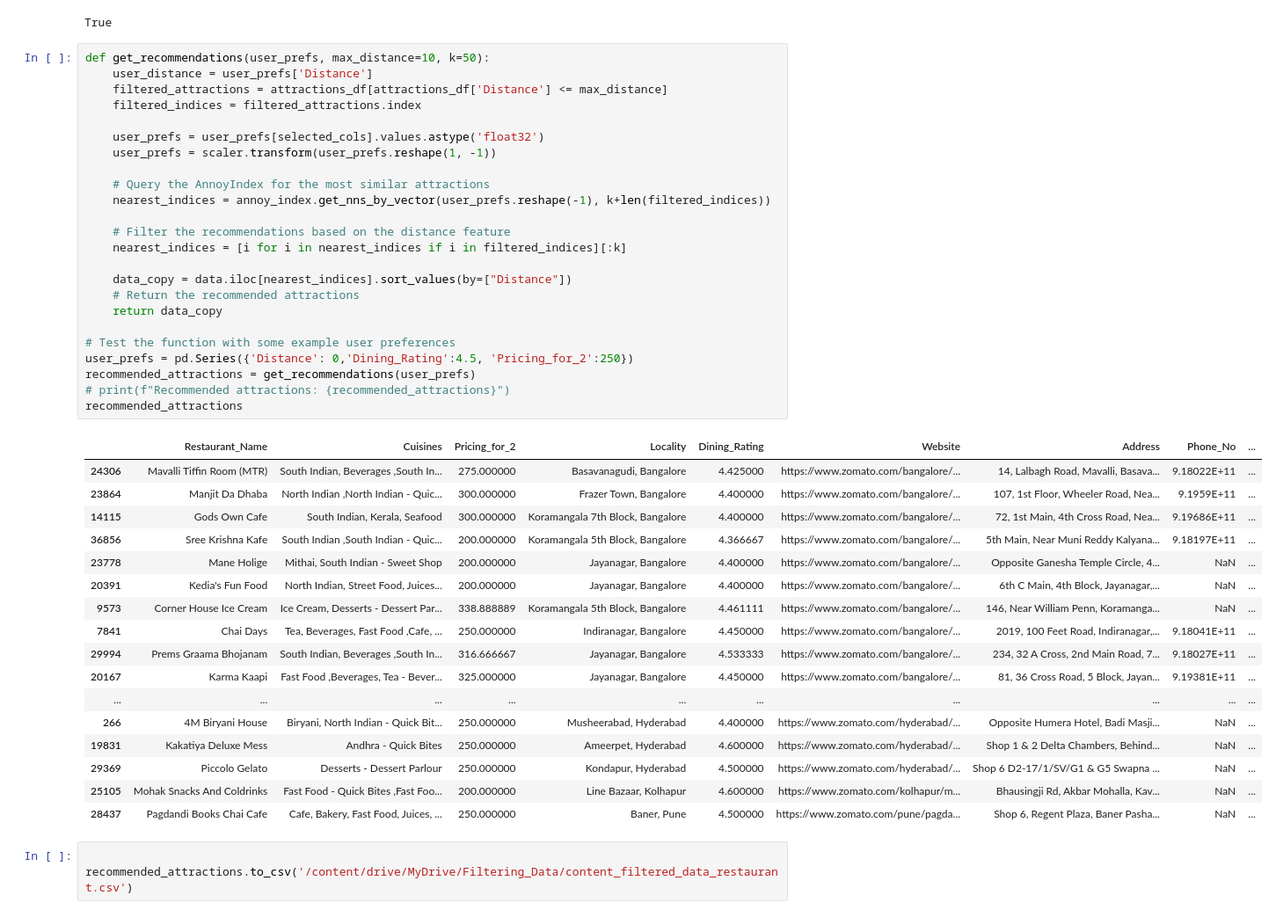
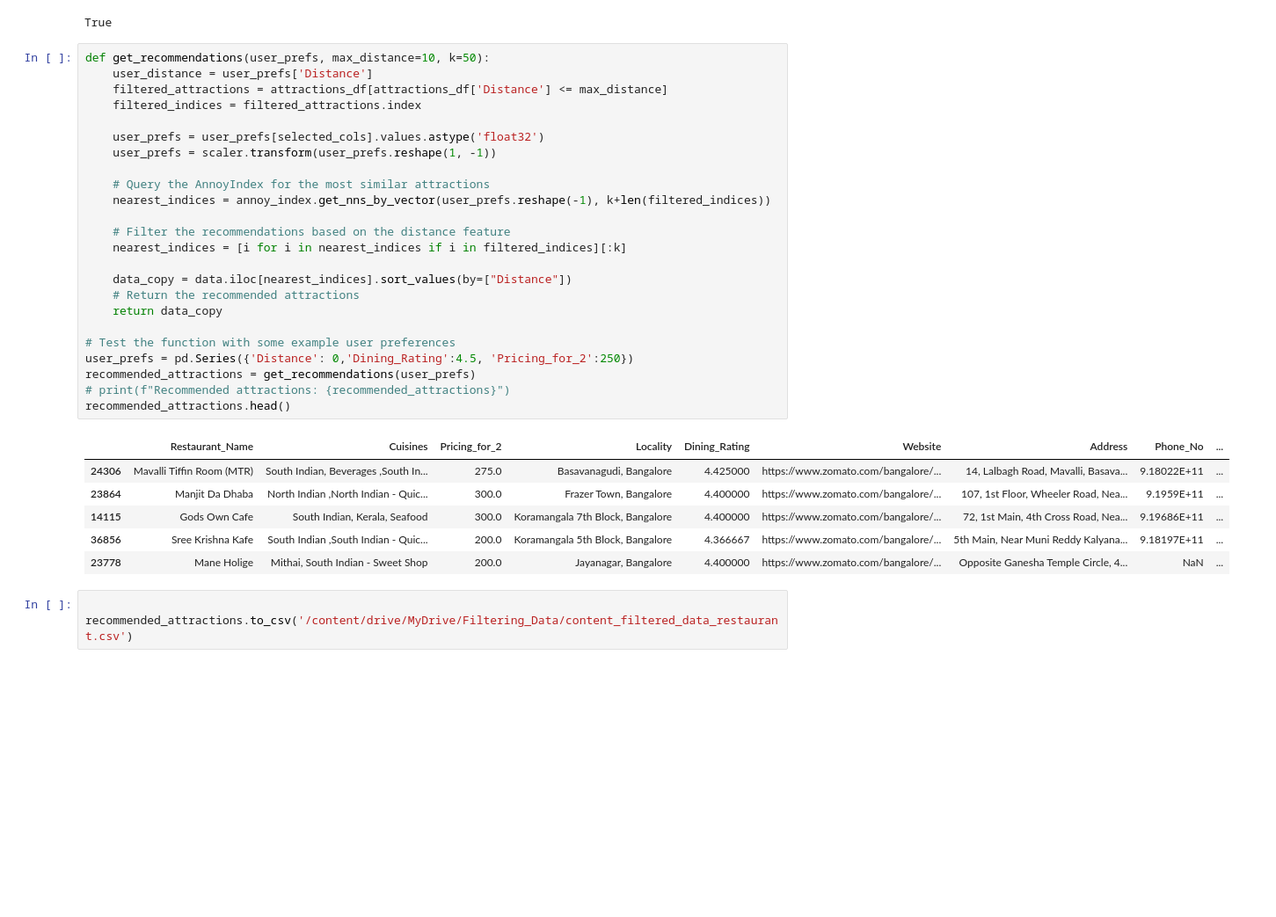
Before and after one commit to ushifali/final-23, a Jupyter notebook: Content_Based_Filtering_Restaurants.ipynb, the cells around one changed output. Shown at 88% size. Cells and saved outputs as stored; diff of their text form; blank space fills up the shorter version.

```diff
--- a/Content_Based_Filtering_Restaurants.ipynb
+++ b/Content_Based_Filtering_Restaurants.ipynb
@@ -125,45 +125,34 @@ True
 # %%
 def get_recommendations(user_prefs, max_distance=10, k=50):
     user_distance = user_prefs['Distance']
     filtered_attractions = attractions_df[attractions_df['Distance'] <= max_distance]
     filtered_indices = filtered_attractions.index
 
     user_prefs = user_prefs[selected_cols].values.astype('float32')
     user_prefs = scaler.transform(user_prefs.reshape(1, -1))
 
     # Query the AnnoyIndex for the most similar attractions
     nearest_indices = annoy_index.get_nns_by_vector(user_prefs.reshape(-1), k+len(filtered_indices))
 
     # Filter the recommendations based on the distance feature
     nearest_indices = [i for i in nearest_indices if i in filtered_indices][:k]
 
     data_copy = data.iloc[nearest_indices].sort_values(by=["Distance"])
     # Return the recommended attractions
     return data_copy
 
 # Test the function with some example user preferences
 user_prefs = pd.Series({'Distance': 0,'Dining_Rating':4.5, 'Pricing_for_2':250})
 recommended_attractions = get_recommendations(user_prefs)
 # print(f"Recommended attractions: {recommended_attractions}")
-recommended_attractions
+recommended_attractions.head()
 # %% [output]
 |  | Restaurant_Name | Cuisines | Pricing_for_2 | Locality | Dining_Rating | Website | Address | Phone_No | ... |
-| 24306 | Mavalli Tiffin Room (MTR) | South Indian, Beverages ,South In... | 275.000000 | Basavanagudi, Bangalore | 4.425000 | https://www.zomato.com/bangalore/... | 14, Lalbagh Road, Mavalli, Basava... | 9.18022E+11 | ... |
-| 23864 | Manjit Da Dhaba | North Indian ,North Indian - Quic... | 300.000000 | Frazer Town, Bangalore | 4.400000 | https://www.zomato.com/bangalore/... | 107, 1st Floor, Wheeler Road, Nea... | 9.1959E+11 | ... |
-| 14115 | Gods Own Cafe | South Indian, Kerala, Seafood | 300.000000 | Koramangala 7th Block, Bangalore | 4.400000 | https://www.zomato.com/bangalore/... | 72, 1st Main, 4th Cross Road, Nea... | 9.19686E+11 | ... |
-| 36856 | Sree Krishna Kafe | South Indian ,South Indian - Quic... | 200.000000 | Koramangala 5th Block, Bangalore | 4.366667 | https://www.zomato.com/bangalore/... | 5th Main, Near Muni Reddy Kalyana... | 9.18197E+11 | ... |
-| 23778 | Mane Holige | Mithai, South Indian - Sweet Shop | 200.000000 | Jayanagar, Bangalore | 4.400000 | https://www.zomato.com/bangalore/... | Opposite Ganesha Temple Circle, 4... | NaN | ... |
-| 20391 | Kedia's Fun Food | North Indian, Street Food, Juices... | 200.000000 | Jayanagar, Bangalore | 4.400000 | https://www.zomato.com/bangalore/... | 6th C Main, 4th Block, Jayanagar,... | NaN | ... |
-| 9573 | Corner House Ice Cream | Ice Cream, Desserts - Dessert Par... | 338.888889 | Koramangala 5th Block, Bangalore | 4.461111 | https://www.zomato.com/bangalore/... | 146, Near William Penn, Koramanga... | NaN | ... |
-| 7841 | Chai Days | Tea, Beverages, Fast Food ,Cafe, ... | 250.000000 | Indiranagar, Bangalore | 4.450000 | https://www.zomato.com/bangalore/... | 2019, 100 Feet Road, Indiranagar,... | 9.18041E+11 | ... |
-| 29994 | Prems Graama Bhojanam | South Indian, Beverages ,South In... | 316.666667 | Jayanagar, Bangalore | 4.533333 | https://www.zomato.com/bangalore/... | 234, 32 A Cross, 2nd Main Road, 7... | 9.18027E+11 | ... |
-| 20167 | Karma Kaapi | Fast Food ,Beverages, Tea - Bever... | 325.000000 | Jayanagar, Bangalore | 4.450000 | https://www.zomato.com/bangalore/... | 81, 36 Cross Road, 5 Block, Jayan... | 9.19381E+11 | ... |
-| ... | ... | ... | ... | ... | ... | ... | ... | ... | ... |
-| 266 | 4M Biryani House | Biryani, North Indian - Quick Bit... | 250.000000 | Musheerabad, Hyderabad | 4.400000 | https://www.zomato.com/hyderabad/... | Opposite Humera Hotel, Badi Masji... | NaN | ... |
-| 19831 | Kakatiya Deluxe Mess | Andhra - Quick Bites | 250.000000 | Ameerpet, Hyderabad | 4.600000 | https://www.zomato.com/hyderabad/... | Shop 1 & 2 Delta Chambers, Behind... | NaN | ... |
-| 29369 | Piccolo Gelato | Desserts - Dessert Parlour | 250.000000 | Kondapur, Hyderabad | 4.500000 | https://www.zomato.com/hyderabad/... | Shop 6 D2-17/1/SV/G1 & G5 Swapna ... | NaN | ... |
-| 25105 | Mohak Snacks And Coldrinks | Fast Food - Quick Bites ,Fast Foo... | 200.000000 | Line Bazaar, Kolhapur | 4.600000 | https://www.zomato.com/kolhapur/m... | Bhausingji Rd, Akbar Mohalla, Kav... | NaN | ... |
-| 28437 | Pagdandi Books Chai Cafe | Cafe, Bakery, Fast Food, Juices, ... | 250.000000 | Baner, Pune | 4.500000 | https://www.zomato.com/pune/pagda... | Shop 6, Regent Plaza, Baner Pasha... | NaN | ... |
+| 24306 | Mavalli Tiffin Room (MTR) | South Indian, Beverages ,South In... | 275.0 | Basavanagudi, Bangalore | 4.425000 | https://www.zomato.com/bangalore/... | 14, Lalbagh Road, Mavalli, Basava... | 9.18022E+11 | ... |
+| 23864 | Manjit Da Dhaba | North Indian ,North Indian - Quic... | 300.0 | Frazer Town, Bangalore | 4.400000 | https://www.zomato.com/bangalore/... | 107, 1st Floor, Wheeler Road, Nea... | 9.1959E+11 | ... |
+| 14115 | Gods Own Cafe | South Indian, Kerala, Seafood | 300.0 | Koramangala 7th Block, Bangalore | 4.400000 | https://www.zomato.com/bangalore/... | 72, 1st Main, 4th Cross Road, Nea... | 9.19686E+11 | ... |
+| 36856 | Sree Krishna Kafe | South Indian ,South Indian - Quic... | 200.0 | Koramangala 5th Block, Bangalore | 4.366667 | https://www.zomato.com/bangalore/... | 5th Main, Near Muni Reddy Kalyana... | 9.18197E+11 | ... |
+| 23778 | Mane Holige | Mithai, South Indian - Sweet Shop | 200.0 | Jayanagar, Bangalore | 4.400000 | https://www.zomato.com/bangalore/... | Opposite Ganesha Temple Circle, 4... | NaN | ... |
 # %%
 
 recommended_attractions.to_csv('/content/drive/MyDrive/Filtering_Data/content_filtered_data_restaurant.csv')
```
